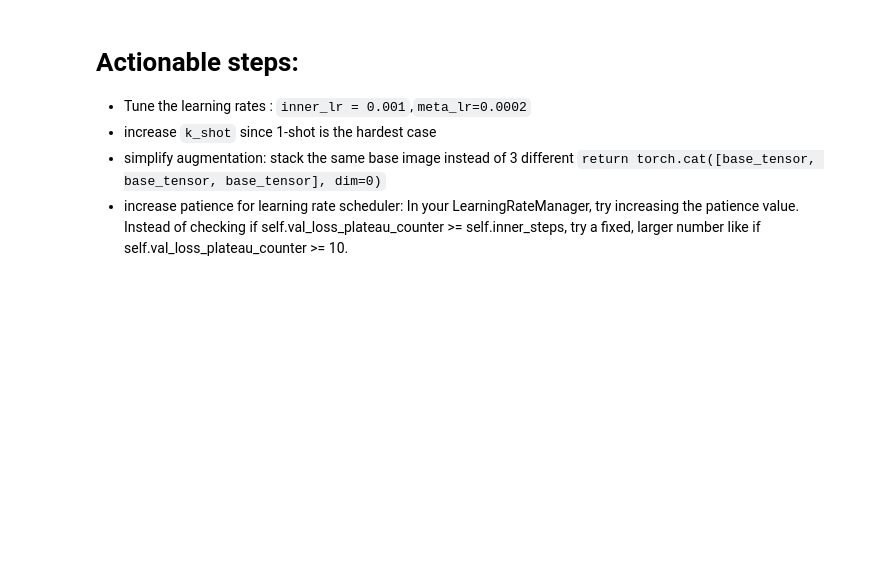
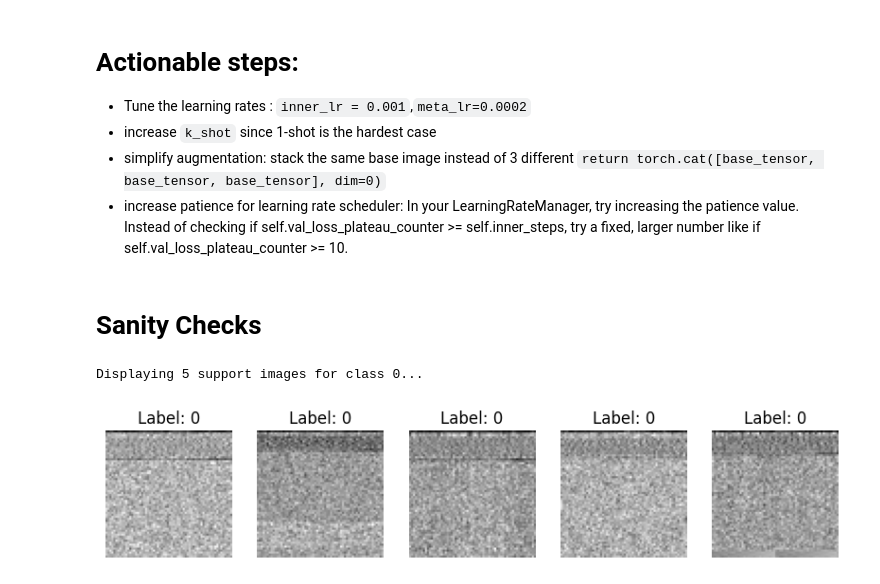
Before and after one commit to Aleptonic/MAML, a Jupyter notebook: MIMAML.ipynb, the cells around one changed output. Drawn from its saved outputs; the diff is of its cells as text; code cells hidden in the pictures; blank space fills up the shorter version.

Commit message:
sanity check for the FOMAML algo

```diff
--- a/MIMAML.ipynb
+++ b/MIMAML.ipynb
@@ -134,7 +134,8 @@ class TaskSampler:
         aug1_tensor = self.to_tensor(aug1_img)
         aug2_tensor = self.to_tensor(aug2_img)
         # Note: to_tensor creates a (1, H, W) tensor, so we cat on dim 0
-        return torch.cat([base_tensor, aug1_tensor, aug2_tensor], dim=0)
+        return torch.cat([base_tensor, base_tensor, base_tensor], dim=0)
+        #return torch.cat([base_tensor, aug1_tensor, aug2_tensor], dim=0)
     def sample(self):
         """
         Samples a full meta-batch of tasks.
@@ -232,8 +233,8 @@ class LearningRateManager:
             self.val_loss_plateau_counter+=1
         else:
             self.val_loss_plateau_counter = 0 # reset as better validation performance
-        #if self.val_loss_plateau_counter >= self.inner_steps:
-        if self.val_loss_plateau_counter >=10:
+        if self.val_loss_plateau_counter >= self.inner_steps:
+        #if self.val_loss_plateau_counter >=10:
             print(f'Validation loss has plateaued. Reducing meta_lr')
             for g in self.meta_optimizer.param_groups:
                 g['lr'] *= (1 / self.inner_steps)
@@ -289,10 +290,10 @@ Using: mps
 # Set hyper parameters
 hp = Hyperparameters(
     n_way=2,
-    k_shot=1,
+    k_shot=5,
     q_query=15,
-    inner_lr=0.01,
-    meta_lr=0.001,
+    inner_lr=0.001,
+    meta_lr=0.0002,
     meta_batch_size=16,
     traning_steps=100*100,
     inner_steps=5,
@@ -364,7 +365,7 @@ steps_per_epoch = 100
 early_stopping_patience = 20
 epochs_without_improvement = 0
 
-print(f'Starting thr Mi-MAML training (2 way, 1 shot) on : {device}')
+print(f'Starting thr Mi-MAML training (2 way, 5 shot) on : {device}')
 for step in tqdm(range(hp.traning_steps), desc="Mi-MAML training"):
     meta_model.train()
     support_x, support_y, query_x, query_y = sampler.sample()
@@ -407,7 +408,7 @@ for step in tqdm(range(hp.traning_steps), desc="Mi-MAML training"):
         if val_acc > best_val_acc:
             best_val_acc = val_acc
             print(f"  -> New best validation accuracy! Saving model...")
-            torch.save(meta_model.state_dict(), "best_maml_model.pth")
+            torch.save(meta_model.state_dict(), "best_maml_model(2-5).pth")
             epochs_without_improvement = 0 # reset the param for early stopping
         else: epochs_without_improvement+=1 # increment the no improvement counter
         # The paper doesn't mention using validation loss for AOLLR, but it's a common practice.
@@ -470,3 +462,30 @@ Hyperparameters(n_way=2, k_shot=1, q_query=15, inner_lr=0.01, meta_lr=0.001, met
 - increase `k_shot` since 1-shot is the hardest case
 - simplify augmentation: stack the same base image instead of 3 different `return torch.cat([base_tensor, base_tensor, base_tensor], dim=0)`
 - increase patience for learning rate scheduler: In your LearningRateManager, try increasing the patience value. Instead of checking if self.val_loss_plateau_counter >= self.inner_steps, try a fixed, larger number like if self.val_loss_plateau_counter >= 10.
+# %% [markdown]
+# Sanity Checks
+# %%
+import matplotlib.pyplot as plt
+
+# Get one meta-batch
+support_x, support_y, query_x, query_y = sampler.sample()
+
+# Isolate the first task in the batch
+task_sx = support_x[0]
+task_sy = support_y[0]
+
+# Check labels for the first class (label 0)
+class_0_images = task_sx[task_sy == 0] # Get all support images for class 0
+
+print(f"Displaying {len(class_0_images)} support images for class 0...")
+fig, axes = plt.subplots(1, len(class_0_images), figsize=(10, 3))
+for i, img_tensor in enumerate(class_0_images):
+    # We only plot the first channel (the original grayscale image)
+    img = img_tensor[0].cpu().numpy()
+    axes[i].imshow(img, cmap='gray')
+    axes[i].set_title(f"Label: 0")
+    axes[i].axis('off')
+plt.show()
+# %% [output]
+Displaying 5 support images for class 0...
+[figure, added]
```
Also changed, not shown: parts of 5 cells of this notebook.
